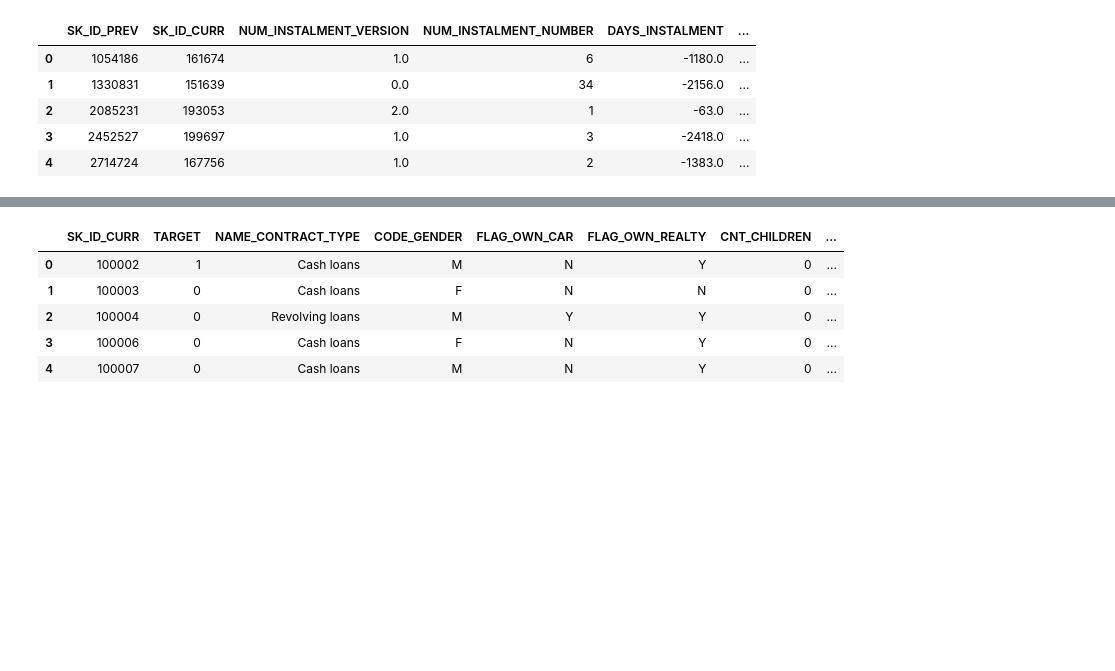
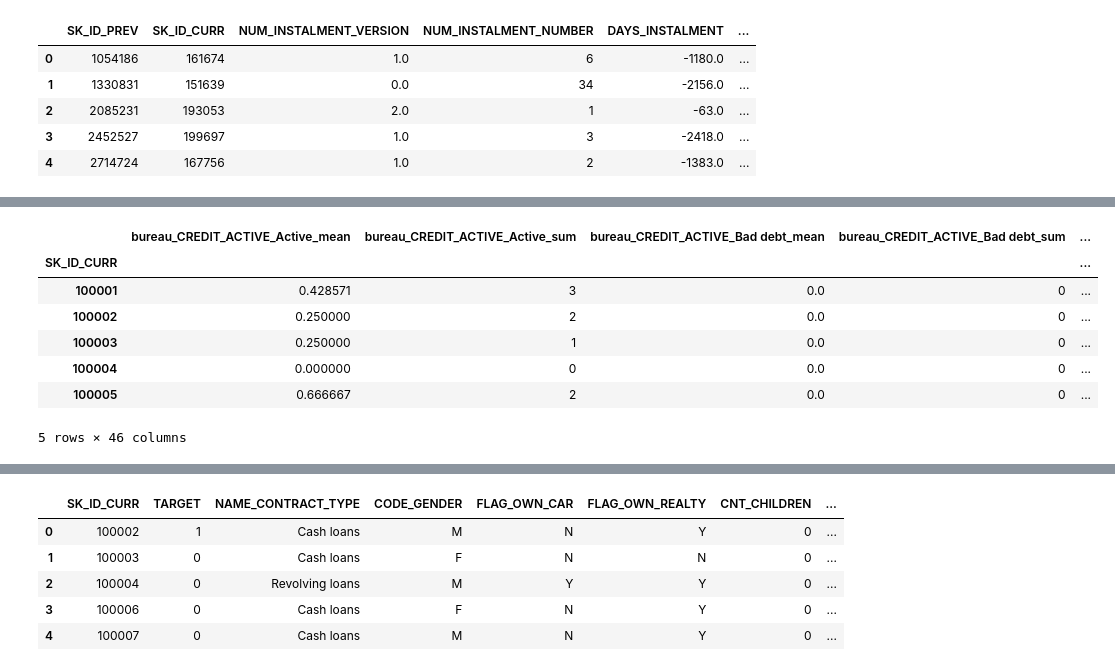
Before and after one commit to zahid1202/Credit_Default_Risk, a Jupyter notebook: Features_Engineering.ipynb, the cells around one changed output, grey strips where cells are left out. Cells and saved outputs as stored; diff of their text form; code cells hidden in the pictures; blank space fills up the shorter version.

```diff
--- a/Features_Engineering.ipynb
+++ b/Features_Engineering.ipynb
@@ -251,0 +305,12 @@ bureau_train = agg.merge(train, bureau_aggregated)
+# %%
+bureau_cat_aggregated = agg.categorical_aggregation(bureau, "bureau")
+bureau_cat_aggregated.head()
+# %% [output]
+|  | bureau_CREDIT_ACTIVE_Active_mean | bureau_CREDIT_ACTIVE_Active_sum | bureau_CREDIT_ACTIVE_Bad debt_mean | bureau_CREDIT_ACTIVE_Bad debt_sum | ... |
+| SK_ID_CURR |  |  |  |  | ... |
+| 100001 | 0.428571 | 3 | 0.0 | 0 | ... |
+| 100002 | 0.250000 | 2 | 0.0 | 0 | ... |
+| 100003 | 0.250000 | 1 | 0.0 | 0 | ... |
+| 100004 | 0.000000 | 0 | 0.0 | 0 | ... |
+| 100005 | 0.666667 | 2 | 0.0 | 0 | ... |
+5 rows × 46 columns
```
Also changed, not shown: parts of 9 cells of this notebook.
